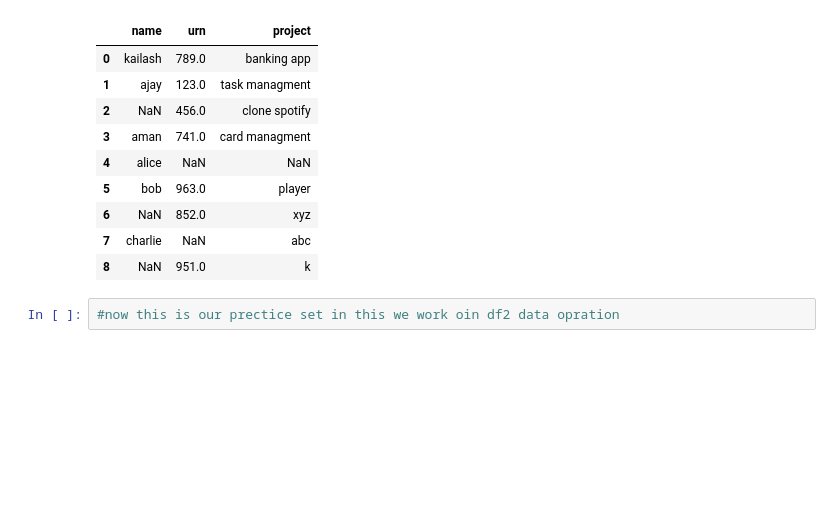
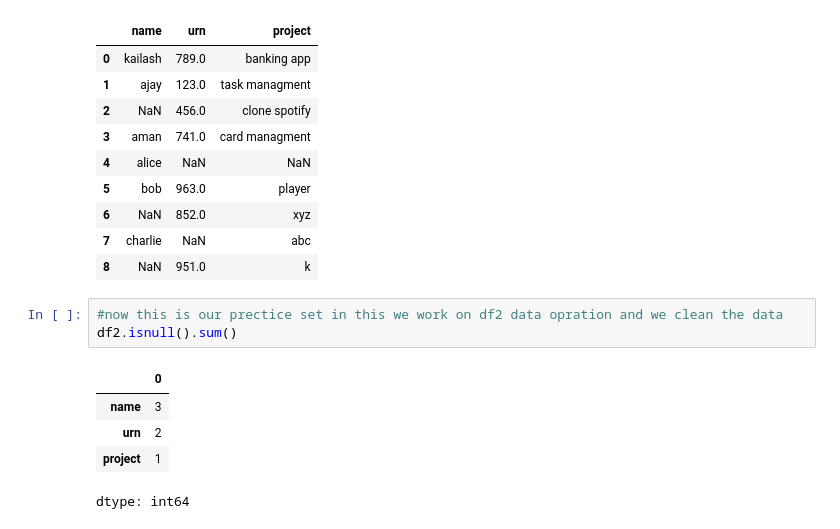
Before and after one commit to kailashchaudhary-p/Data-Science-Learning, a Jupyter notebook: Pandas/chapter 1/Untitled.ipynb, the cells around one changed output. Cells and saved outputs as stored; diff of their text form; blank space fills up the shorter version.

```diff
--- a/Pandas/chapter 1/Untitled.ipynb
+++ b/Pandas/chapter 1/Untitled.ipynb
@@ -269,4 +269,11 @@ df2
 | 7 | charlie | NaN | abc |
 | 8 | NaN | 951.0 | k |
 # %%
-#now this is our prectice set in this we work oin df2 data opration
+#now this is our prectice set in this we work on df2 data opration and we clean the data
+df2.isnull().sum()
+# %% [output]
+|  | 0 |
+| name | 3 |
+| urn | 2 |
+| project | 1 |
+dtype: int64
```
Also changed, not shown: parts of 4 cells of this notebook.
